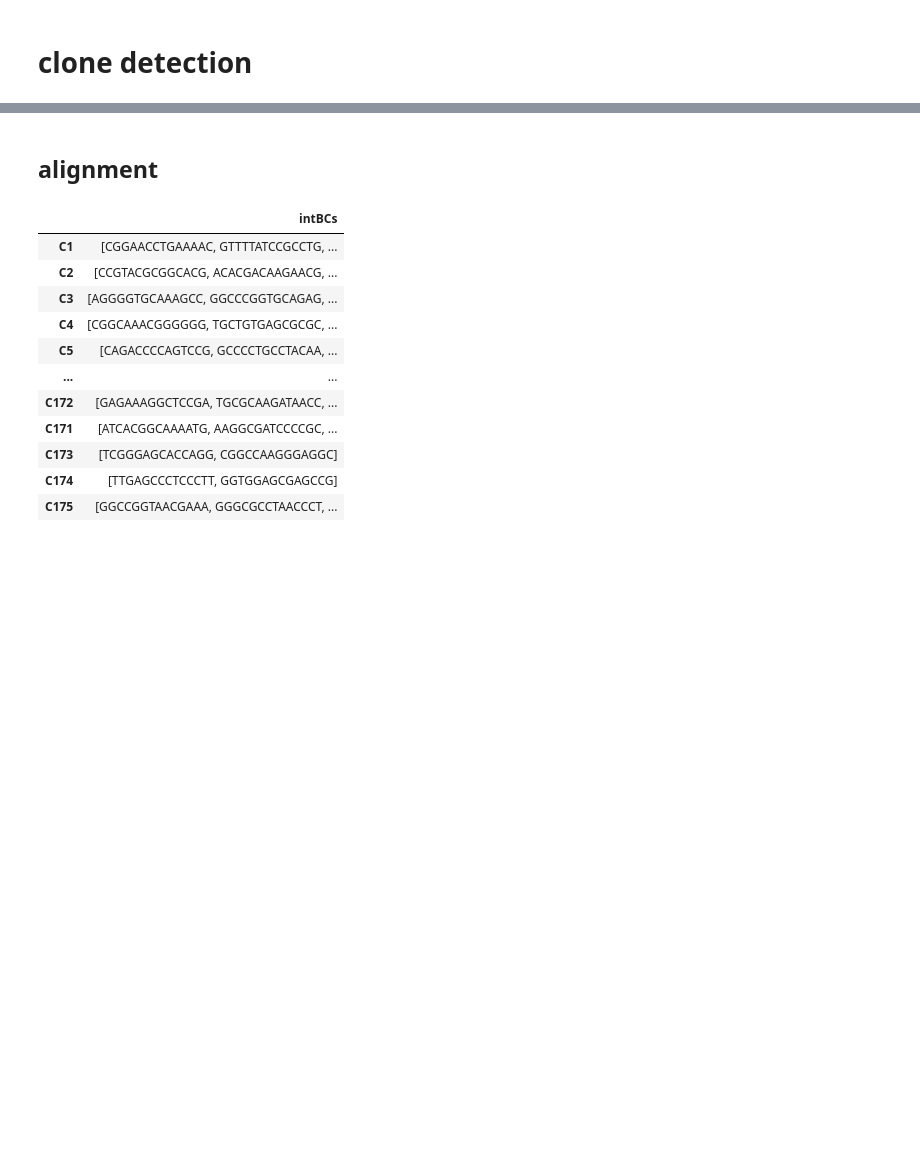
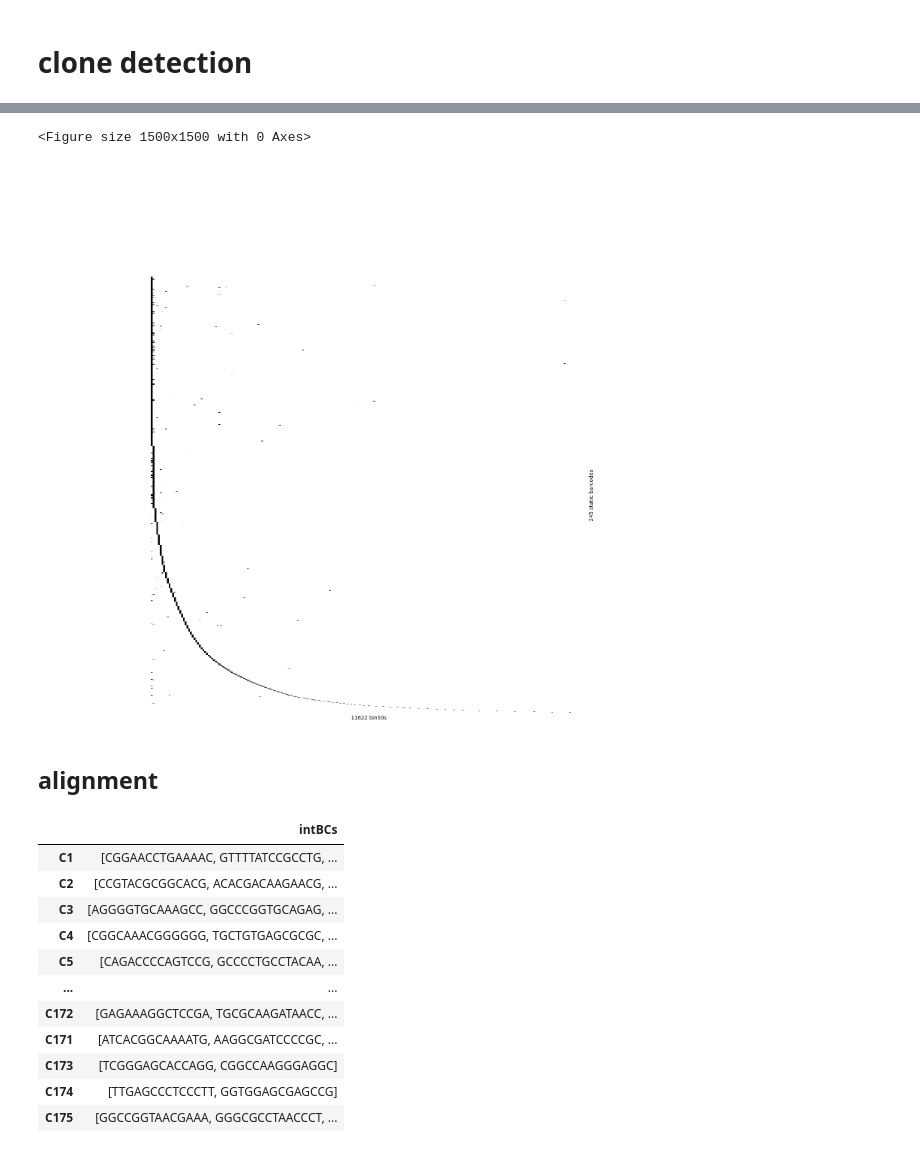
Before and after one commit to liangzhenhou/eTRACER, a Jupyter notebook: LineageTracing/spatial/step04_clone_detection_and_allele_table_generation.ipynb, the cells around one changed output, grey strips where cells are left out. Cells and saved outputs as stored; diff of their text form; code cells hidden in the pictures; blank space fills up the shorter version.

```diff
--- a/LineageTracing/spatial/step04_clone_detection_and_allele_table_generation.ipynb
+++ b/LineageTracing/spatial/step04_clone_detection_and_allele_table_generation.ipynb
@@ -257,0 +256,3 @@ Text(0, 0.5, 'Number of cells')
+# %%
+umi_table_tmp = pd.merge(umi_table,umi_count,how='inner',on=['CellID','intBC'])
+umi_table_tmp
@@ -257,0 +277,22 @@ Text(0, 0.5, 'Number of cells')
+# %%
+piv = pd.pivot_table(
+        umi_table_tmp, index="CellID", columns="intBC", values="UMI", aggfunc="count"
+    )
+# %%
+piv = piv.fillna(0)
+piv = piv.div(piv.sum(axis=1), axis=0)
+pivbin = piv.copy()
+pivbin[pivbin > 0] = 1
+intBC_sums = pivbin.sum(0)
+ordered_intBCs = intBC_sums.sort_values(ascending=False).index.tolist()
+piv = piv[ordered_intBCs]
+# %%
+min_clust_size = 0
+min_intbc_thresh = 0.3
+kinship_thresh = 0.2
+piv_assigned = lineage_utils.assign_lineage_groups(
+    piv,
+    min_clust_size,
+    min_intbc_thresh=min_intbc_thresh,
+    kinship_thresh=kinship_thresh,
+)
@@ -258,3 +352,22 @@ Text(0, 0.5, 'Number of cells')
+# %%
+piv_assigned_sub = piv_assigned.iloc[:,0:285]
+piv_assigned_sub[piv_assigned_sub > 0] = 1
+piv_assigned_sub = piv_assigned_sub.loc[:,intBCs_final]
+piv_assigned_sub = piv_assigned_sub.loc[:,piv_assigned_sub.sum(0)!=0]
+import pandas as pd
+import matplotlib.pyplot as plt
+plt.rcParams['pdf.fonttype'] = 42
+plt.gcf().set_size_inches(15, 15)
+ax = sns.clustermap(piv_assigned_sub, cmap='binary',figsize=(15, 15),row_cluster=False,col_cluster=False,yticklabels=False,xticklabels=False)#yticklabels=False,xticklabels=False,,cbar=False,figsize=(7, 7)
+ax.cax.set_visible(False)
+ax.ax_heatmap.set_xlabel(str(piv_assigned_sub.shape[0]) + ' bin50s')
+ax.ax_heatmap.set_ylabel(str(piv_assigned_sub.shape[1]) + ' static barcodes')
+
+plt.savefig('/syn1/liangzhen/jinhua_jilab_project/result/Figures/Figure4/EE_clone_barcode_cluster_heatmap.png')
+plt.show()
+# %% [output]
+<Figure size 1500x1500 with 0 Axes>
+[figure, added]
 # %% [markdown]
 ## alignment
 # %%
```
Also changed, not shown: parts of 42 cells of this notebook.
